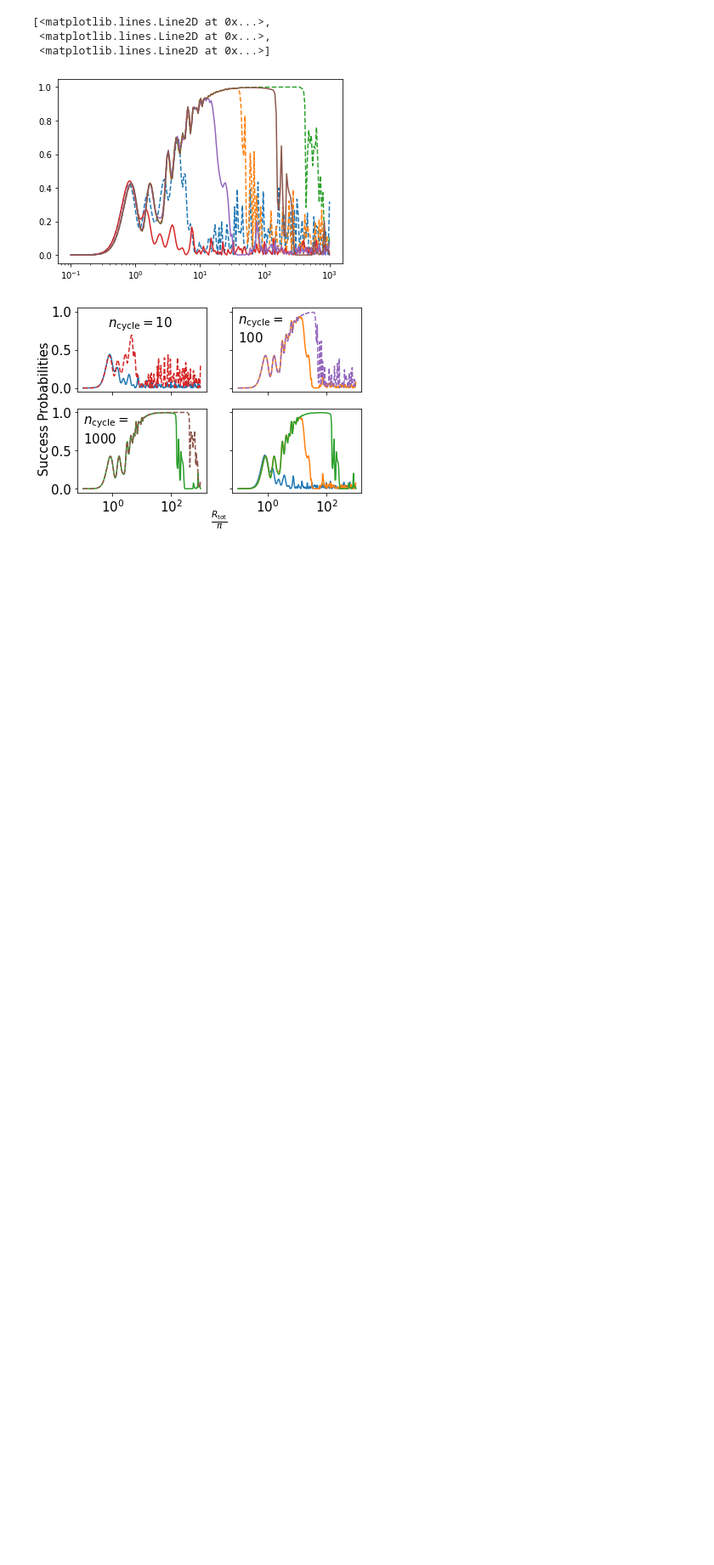
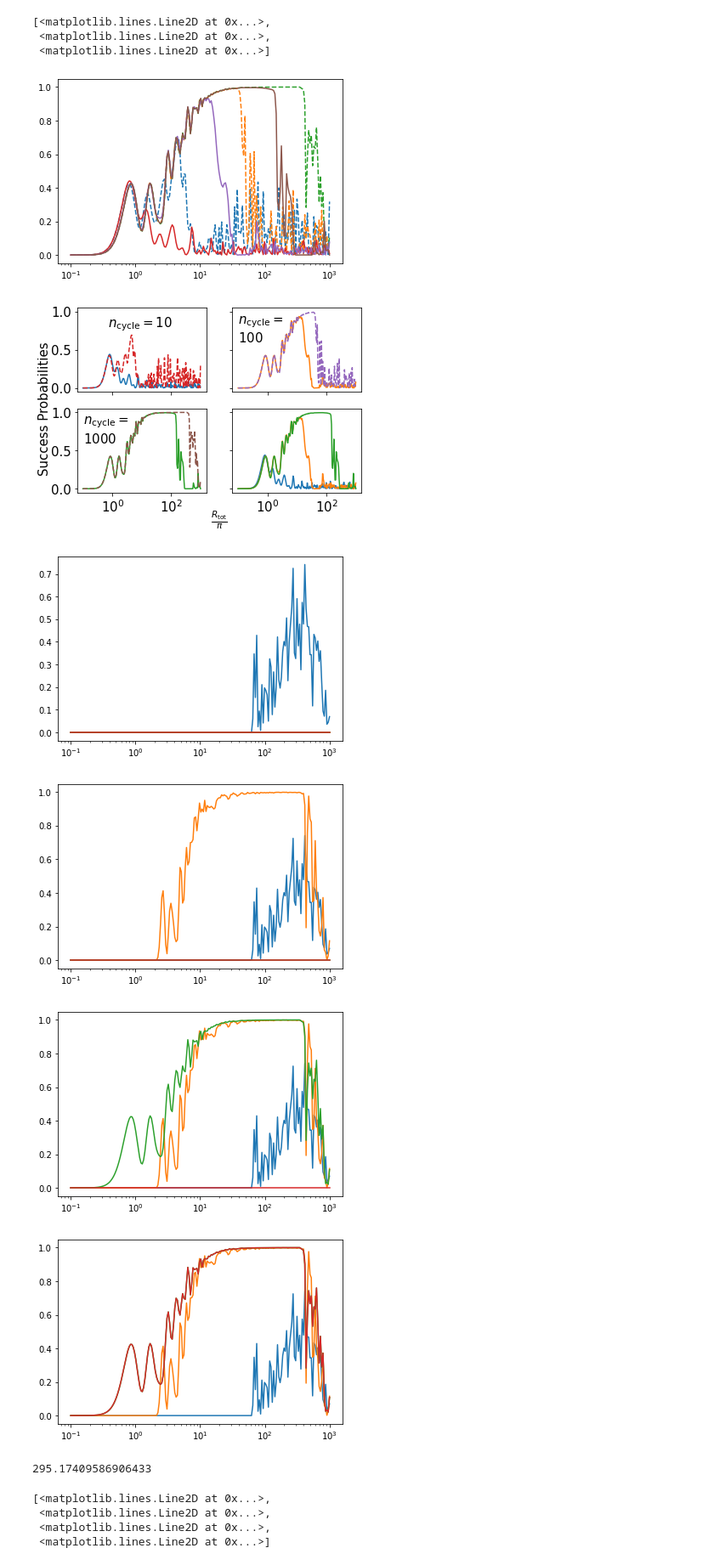
Before and after one commit to qci-github/eqc-studies, a Jupyter notebook: optical_annealing_code/optical_annealing_paper_plots.ipynb, the cells around one changed output. Shown at 85% size. Cells and saved outputs as stored; diff of their text form; code cells hidden in the pictures; blank space fills up the shorter version.

```diff
--- a/optical_annealing_code/optical_annealing_paper_plots.ipynb
+++ b/optical_annealing_code/optical_annealing_paper_plots.ipynb
@@ -595,3 +595,41 @@ plt.savefig('figures/ideal_vs_Zeno_5QB.pdf',bbox_inches='tight')
 plt.show()
 # %% [output]
 [figure]
+# %%
+importlib.reload(cc)
+Op_drive=np.array([[0,1],[1,0]])
+MIS_adj=np.zeros([5,5])
+MIS_adj[0,1]=1
+MIS_adj[0,2]=1
+MIS_adj[1,2]=1
+MIS_adj[1,4]=1
+MIS_adj[2,3]=1
+MIS_adj[2,4]=1
+num_angle=200
+tot_angle_arr=np.logspace(-1+np.log10(np.pi),3+np.log10(np.pi),num_angle)
+num_cycle=1000
+num_powers_list=[5,10,20,30]
+probs_arr_ideal_pows=np.zeros([num_angle,len(num_powers_list)])
+start_time=time.time()
+(phase_sched,driving_sched)=cc.optimal_phase_and_disp_schedule_norm(num_cycle)
+for i_num_powers in range(len(num_powers_list)):
+    num_powers=num_powers_list[i_num_powers]
+    for i_angle in range(len(tot_angle_arr)):
+        tot_angle=tot_angle_arr[i_angle]
+        phase_schedule=(tot_angle/num_cycle)*phase_sched
+        driving_schedule=(tot_angle/num_cycle)*driving_sched
+        (psi_f,empty)=cc.idealised_state_vector_anneal_wmis(Op_drive,phase_schedule,MIS_adj,driving='ideal',driving_schedule=driving_schedule,num_powers=num_powers)
+        probs_arr_ideal_pows[i_angle,i_num_powers]=np.abs(psi_f[25]**2)
+etime=time.time()-start_time
+print(etime)
+plt.semilogx(tot_angle_arr/np.pi,probs_arr_ideal_pows)
+# %% [output]
+[figure, added]
+[figure, added]
+[figure, added]
+[figure, added]
+295.17409586906433
+[<matplotlib.lines.Line2D at 0x...>,
+ <matplotlib.lines.Line2D at 0x...>,
+ <matplotlib.lines.Line2D at 0x...>,
+ <matplotlib.lines.Line2D at 0x...>]
```
Also changed, not shown: parts of 9 cells of this notebook.
